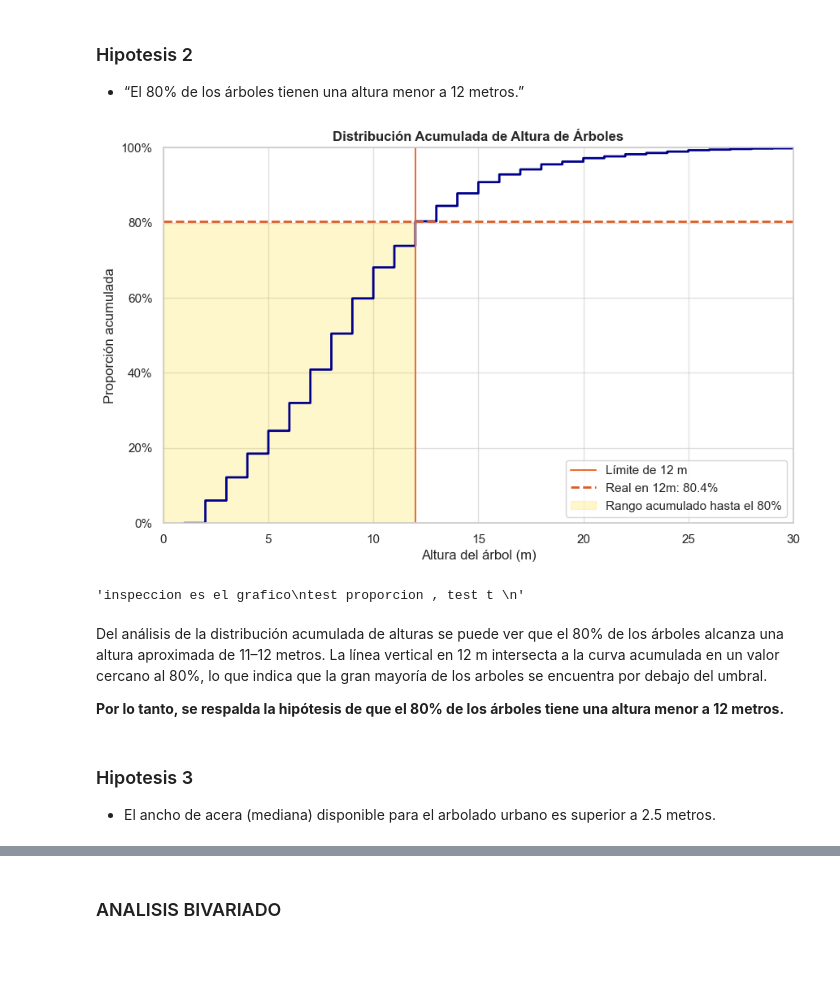
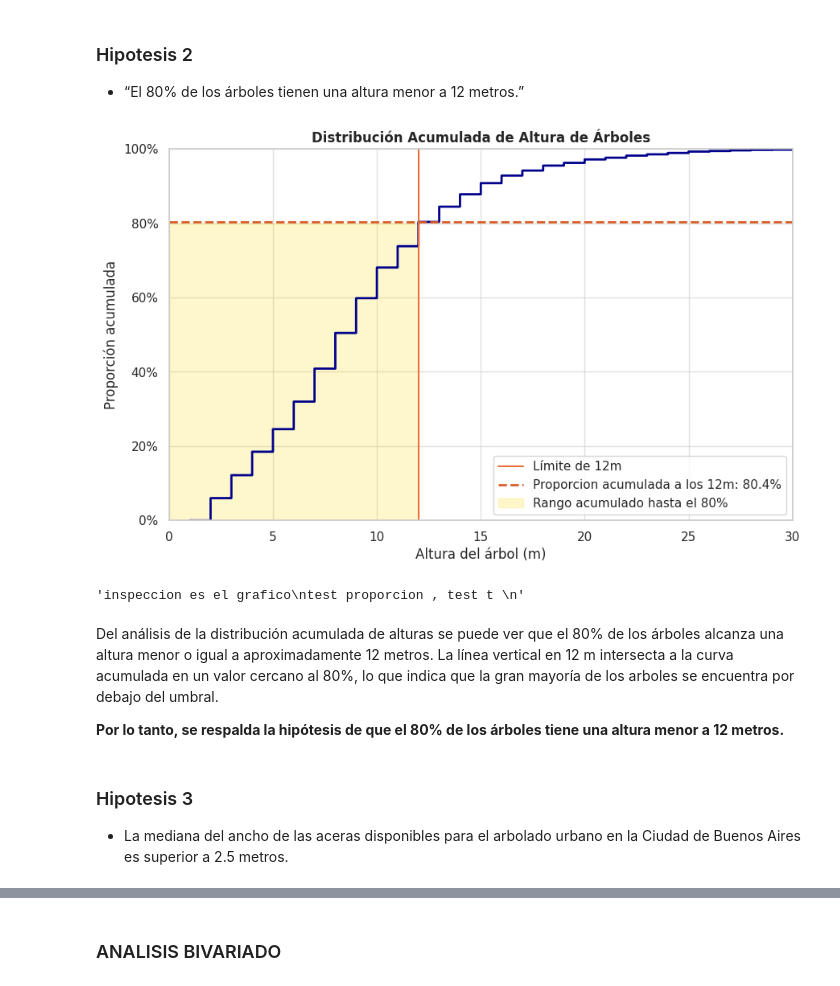
Before and after one commit to valentinabulat/TPFundamentos, a Jupyter notebook: Grupo10-TpeFundamentos.ipynb, the cells around one changed output, grey strips where cells are left out. Cells and saved outputs as stored; diff of their text form; code cells hidden in the pictures; blank space fills up the shorter version.

```diff
--- a/Grupo10-TpeFundamentos.ipynb
+++ b/Grupo10-TpeFundamentos.ipynb
@@ -297,15 +355,14 @@ Esto indica una distribución desigual del arbolado urbano, con mayor cobertura
 ### Hipotesis 2
 - “El 80% de los árboles tienen una altura menor a  12 metros.”
 # %%
-import numpy as np
-limite_superior = 12
+limite = 12
 proporcion_hipotesis = 0.80
 
-# Cálculo del percentil 80 real
+# Cálculo del percentil 80
 altura_p80 = np.percentile(copiaDataset["altura_arbol"].dropna(), 80)
 
-# Cálculo de la proporción real acumulada en el límite de 12 m
-proporcion_12m_real = (copiaDataset["altura_arbol"].dropna() <= limite_superior).mean()
+# Cálculo de la proporción acumulada en el límite de 12 m
+proporcion_12m_real = (copiaDataset["altura_arbol"].dropna() <= limite).mean()
 
 plt.figure(figsize=(10, 6))
 
@@ -313,52 +370,47 @@ plt.figure(figsize=(10, 6))
 sns.ecdfplot(data=copiaDataset, x='altura_arbol', color='darkblue', linewidth=2)
 
 # Marcar los Límites de la Hipótesis (Eje X, 12 mt)
-plt.axvline(x=limite_superior, color="#EA6C36", linestyle='-', linewidth=1.5, label='Límite de 12 m')
+plt.axvline(x=limite, color="#EA6C36", linestyle='-', linewidth=1.5, label=f"Límite de {limite}m")
 
-# 2. Línea Horizontal para el VALOR REAL EN 12M
-# Usamos un color distintivo para no confundir con el 80% de referencia
+# 2. Línea Horizontal para el VALOR EN 12M
 plt.axhline(proporcion_12m_real, color="#DA5D27", linestyle='--', linewidth=2,
-            label=f'Real en {limite_superior}m: {proporcion_12m_real:.1%}')
+            label=f'Proporcion acumulada a los {limite}m: {proporcion_12m_real:.1%}')
 
 
 # marca los porcentaje en eje Y
 plt.gca().yaxis.set_major_formatter(PercentFormatter(1))  # "1" indica que el máximo es 1.0 (100%)
-
-#plt.axhline(0.8, color="orange", linestyle=":", label="80% acumulado")
-# VER SI AGREGAR O NO linea horz en 80porc
 
 # Sombrear SOLO hasta el percentil 80
 plt.axvspan(
     xmin=0,
     xmax=altura_p80,
     ymin=0,
     ymax=proporcion_hipotesis,
     color='gold',
     alpha=0.20,
     label='Rango acumulado hasta el 80%'
 )
 #  Ajustar eje X para evitar demasiado espacio
 plt.xlim(0, max(30, altura_p80 + 5))
-
 # Etiquetas y título
 plt.title("Distribución Acumulada de Altura de Árboles", fontsize=12, fontweight="bold")
 plt.xlabel("Altura del árbol (m)")
 plt.ylabel("Proporción acumulada")
 plt.legend(loc='lower right')
 plt.grid(True, linestyle='-', alpha=0.6)
 
 plt.show()
 """inspeccion es el grafico
 test proporcion , test t
 """
 # %% [output]
-[figure, old version]
+[figure, new version]
 'inspeccion es el grafico\ntest proporcion , test t \n'
 # %% [markdown]
-Del análisis de la distribución acumulada de alturas se puede ver que el 80% de los árboles alcanza una altura aproximada de 11–12 metros. La línea vertical en 12 m intersecta a la curva acumulada en un valor cercano al 80%, lo que indica que la gran mayoría de los arboles se encuentra por debajo del umbral.
+Del análisis de la distribución acumulada de alturas se puede ver que el 80% de los árboles alcanza una altura menor o igual a aproximadamente 12 metros. La línea vertical en 12 m intersecta a la curva acumulada en un valor cercano al 80%, lo que indica que la gran mayoría de los arboles se encuentra por debajo del umbral.
 
 **Por lo tanto, se respalda la hipótesis de que el 80% de los árboles tiene una altura menor a 12 metros.**
 # %% [markdown]
 ### Hipotesis 3
-- El ancho de acera (mediana) disponible para el arbolado urbano es superior a 2.5 metros.
+- La mediana del ancho de las aceras disponibles para el arbolado urbano en la Ciudad de Buenos Aires es superior a 2.5 metros.
 # %%
```
Also changed, not shown: parts of 11 cells of this notebook.
